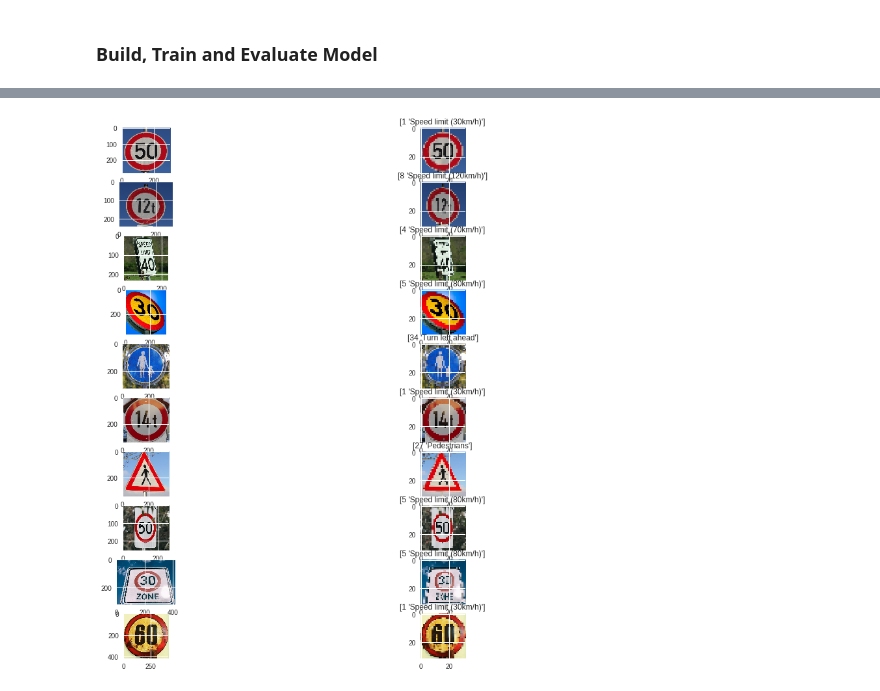
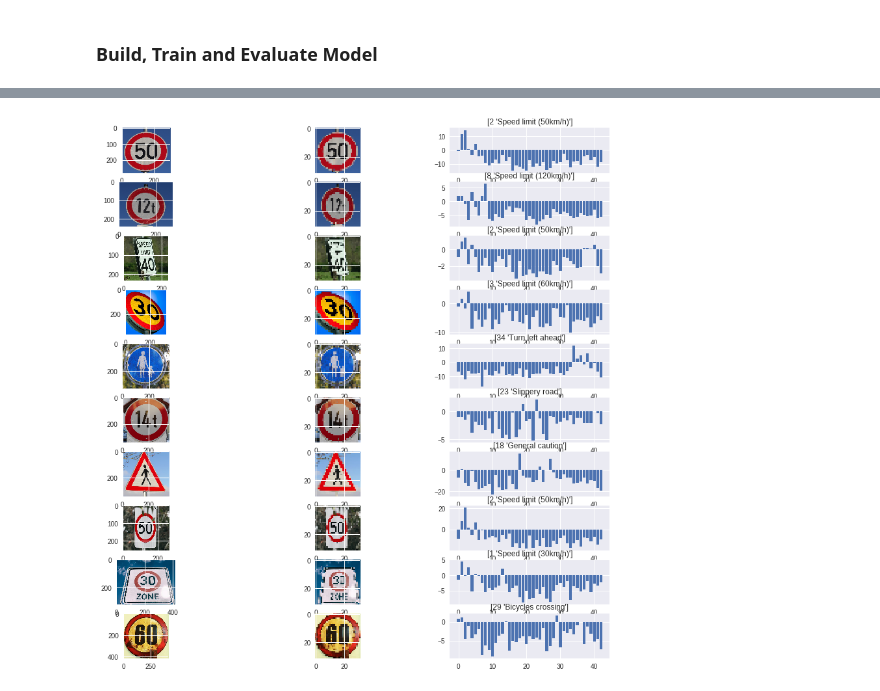
Before and after one commit to kmanicka/CarND-Traffic-Sign-Classifier-Project, a Jupyter notebook: Udacity_Term_1_Traffic_Sign_Classifier.ipynb, the cells around one changed output, grey strips where cells are left out. Cells and saved outputs as stored; diff of their text form; code cells hidden in the pictures.

```diff
--- a/Udacity_Term_1_Traffic_Sign_Classifier.ipynb
+++ b/Udacity_Term_1_Traffic_Sign_Classifier.ipynb
@@ -302,7 +334,8 @@ Test accuracy: 0.9523357086491226
 from pandas import read_csv
 german_traffic_signs = read_csv('signnames.csv').values
 
-y_hat = model.predict(X_test)
+loaded_model = LeNet(image_shape,n_classes, weights_path = weights_file)
+y_hat = loaded_model.predict(X_test_normalized)
 
 # Plot a random sample of 10 test images, their predicted labels and ground truth
 figure = plt.figure(figsize=(20, 20))
@@ -323,37 +360,38 @@ for i, index in enumerate(np.random.choice(X_test.shape[0], size=10, replace=Fal
 # %%
 
 from skimage.io import imread_collection
 from skimage.transform import resize
 
 raw_images = imread_collection('internet_images/*')
-
 figure = plt.figure(figsize=(15, 15))
 i=0
 row=len(raw_images)
-col=2
+col=3
+
+loaded_model_no_softmax = LeNet(image_shape,n_classes, get_softmax=False, weights_path = weights_file)
 
 for raw_image in raw_images :
 
+    #prepare image
     image = resize(raw_image,(32,32,3))
     x = np.asarray( image, dtype="int32" )
     x = image.reshape(1,x.shape[0],x.shape[1],x.shape[2])
-    x = x*255
-
-    #print(x.shape)
-    #print(x[0,1,1,:])
-
-    y_hat = model.predict(x)
 
 
+    y_hat = loaded_model_no_softmax.predict(x)
     predict_index = np.argmax(y_hat[0])
 
     i=i+1
     ax = figure.add_subplot(row, col, i)
     ax.imshow(raw_image)
 
     i=i+1
     ax = figure.add_subplot(row, col, i)
+    ax.imshow(image)
+
+    i=i+1
+    ax = figure.add_subplot(row, col, i)
     ax.set_title("{}".format(german_traffic_signs[predict_index]))
-    ax.imshow(image)
+    ax.bar(range(n_classes),y_hat[0])
 # %% [output]
-[figure, old version]
+[figure, new version]
```
Also changed, not shown: parts of 10 cells of this notebook.
